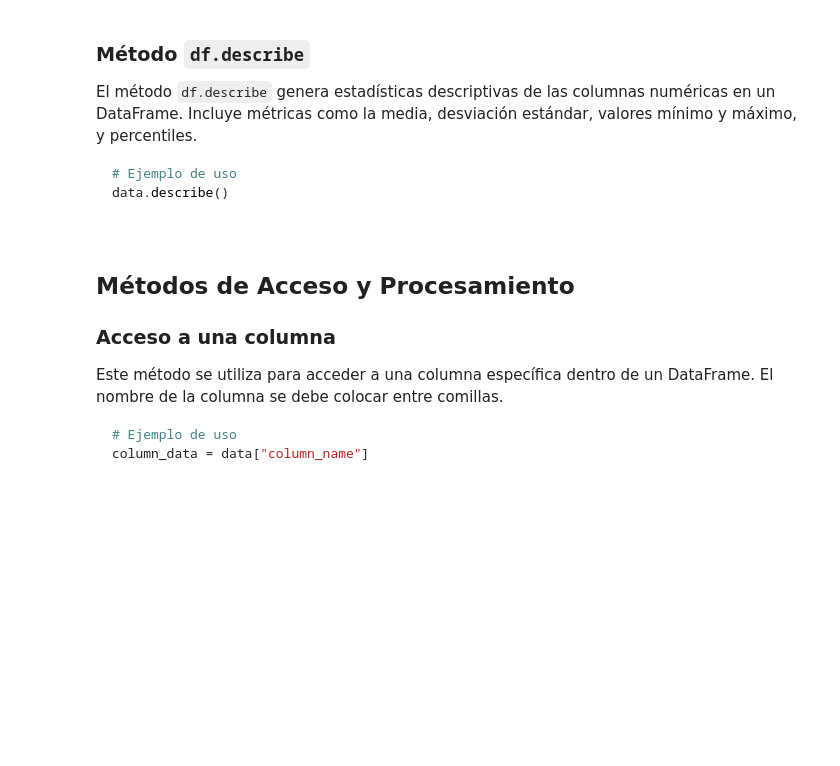
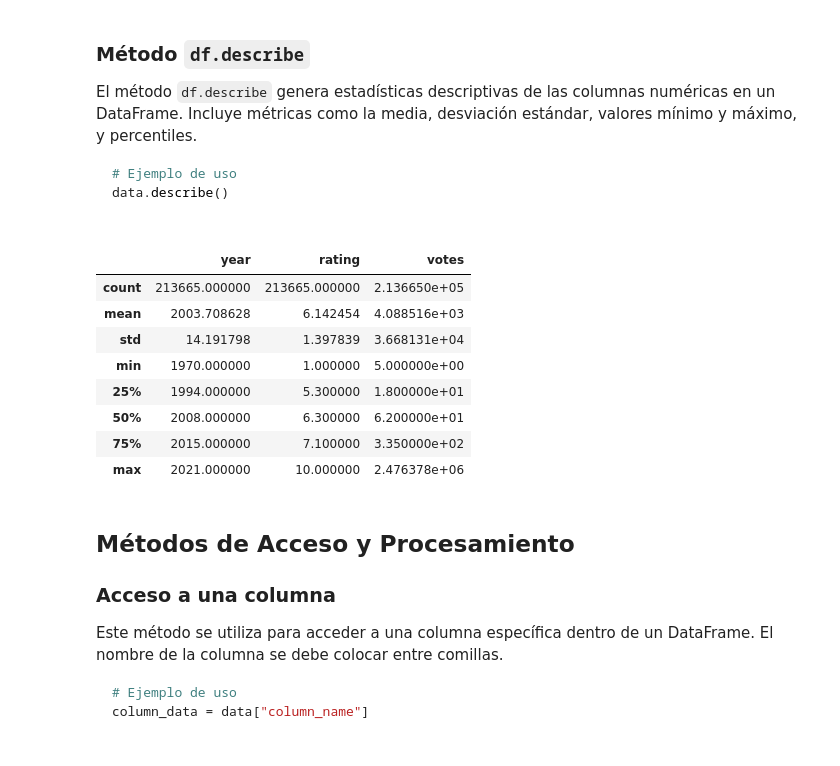
Before and after one commit to Horaciomb/UPB_Herramientas_Basicas_Visualizacion_Datoss_, a Jupyter notebook: Sesion5/s5_pandas.ipynb, the cells around one changed output. Cells and saved outputs as stored; diff of their text form; code cells hidden in the pictures; blank space fills up the shorter version.

````diff
--- a/Sesion5/s5_pandas.ipynb
+++ b/Sesion5/s5_pandas.ipynb
@@ -65,6 +94,18 @@ El método `df.describe` genera estadísticas descriptivas de las columnas numé
 ```python
 # Ejemplo de uso
 data.describe()
+# %%
+data.describe()
+# %% [output]
+|  | year | rating | votes |
+| count | 213665.000000 | 213665.000000 | 2.136650e+05 |
+| mean | 2003.708628 | 6.142454 | 4.088516e+03 |
+| std | 14.191798 | 1.397839 | 3.668131e+04 |
+| min | 1970.000000 | 1.000000 | 5.000000e+00 |
+| 25% | 1994.000000 | 5.300000 | 1.800000e+01 |
+| 50% | 2008.000000 | 6.300000 | 6.200000e+01 |
+| 75% | 2015.000000 | 7.100000 | 3.350000e+02 |
+| max | 2021.000000 | 10.000000 | 2.476378e+06 |
 # %% [markdown]
 ## Métodos de Acceso y Procesamiento
 
````
Also changed, not shown: parts of 12 cells of this notebook.
